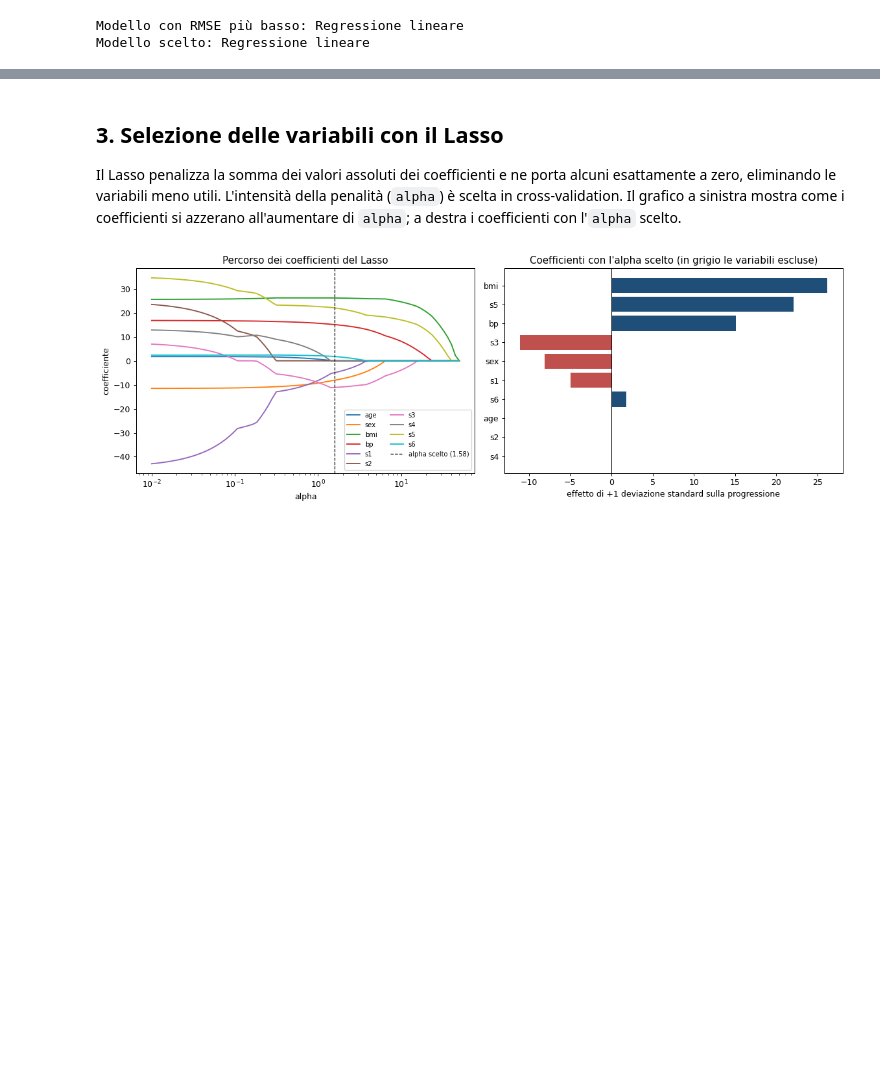
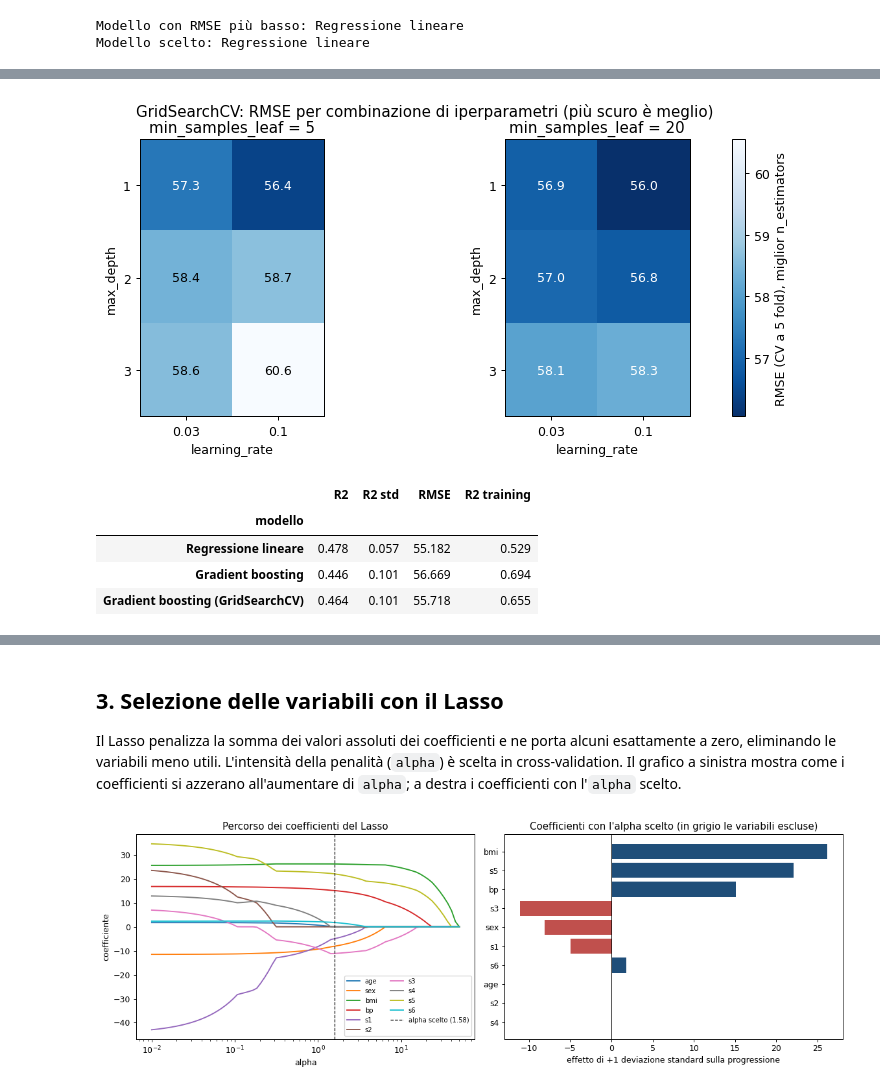
Before and after one commit to grian100/machine-learning, a Jupyter notebook: notebooks/risultati.ipynb, the cells around one changed output, grey strips where cells are left out. Drawn from its saved outputs; the diff is of its cells as text; code cells hidden in the pictures; blank space fills up the shorter version.

```diff
--- a/notebooks/risultati.ipynb
+++ b/notebooks/risultati.ipynb
@@ -181,0 +212,28 @@ Modello scelto: Regressione lineare
+# %%
+# Per ogni combinazione di profondità e learning_rate, l'RMSE con il miglior n_estimators
+best_by_cell = grid.groupby(["min_samples_leaf", "max_depth", "learning_rate"])["RMSE"].min()
+low, high = best_by_cell.min(), best_by_cell.max()
+fig, axes = plt.subplots(1, 2, figsize=(12, 4))
+for ax, leaf in zip(axes, sorted(grid["min_samples_leaf"].unique())):
+    table = best_by_cell.loc[leaf].unstack()
+    image = ax.imshow(table, cmap="Blues_r", vmin=low, vmax=high)
+    for (i, j), value in np.ndenumerate(table.to_numpy()):
+        ax.text(j, i, f"{value:.1f}", ha="center", va="center",
+                color="white" if value < (low + high) / 2 else "black")
+    ax.set_xticks(range(len(table.columns)), table.columns)
+    ax.set_yticks(range(len(table.index)), table.index)
+    ax.set_xlabel("learning_rate")
+    ax.set_ylabel("max_depth")
+    ax.set_title(f"min_samples_leaf = {leaf}")
+fig.colorbar(image, ax=axes, label="RMSE (CV a 5 fold), miglior n_estimators")
+fig.suptitle("GridSearchCV: RMSE per combinazione di iperparametri (più scuro è meglio)")
+plt.show()
+
+results.loc[["Regressione lineare", "Gradient boosting", TUNED_GB], ["R2", "R2 std", "RMSE", "R2 training"]]
+# %% [output]
+[figure, added]
+|  | R2 | R2 std | RMSE | R2 training |
+| modello |  |  |  |  |
+| Regressione lineare | 0.478 | 0.057 | 55.182 | 0.529 |
+| Gradient boosting | 0.446 | 0.101 | 56.669 | 0.694 |
+| Gradient boosting (GridSearchCV) | 0.464 | 0.101 | 55.718 | 0.655 |
```
Also changed, not shown: parts of 11 cells of this notebook, 5 other files.
